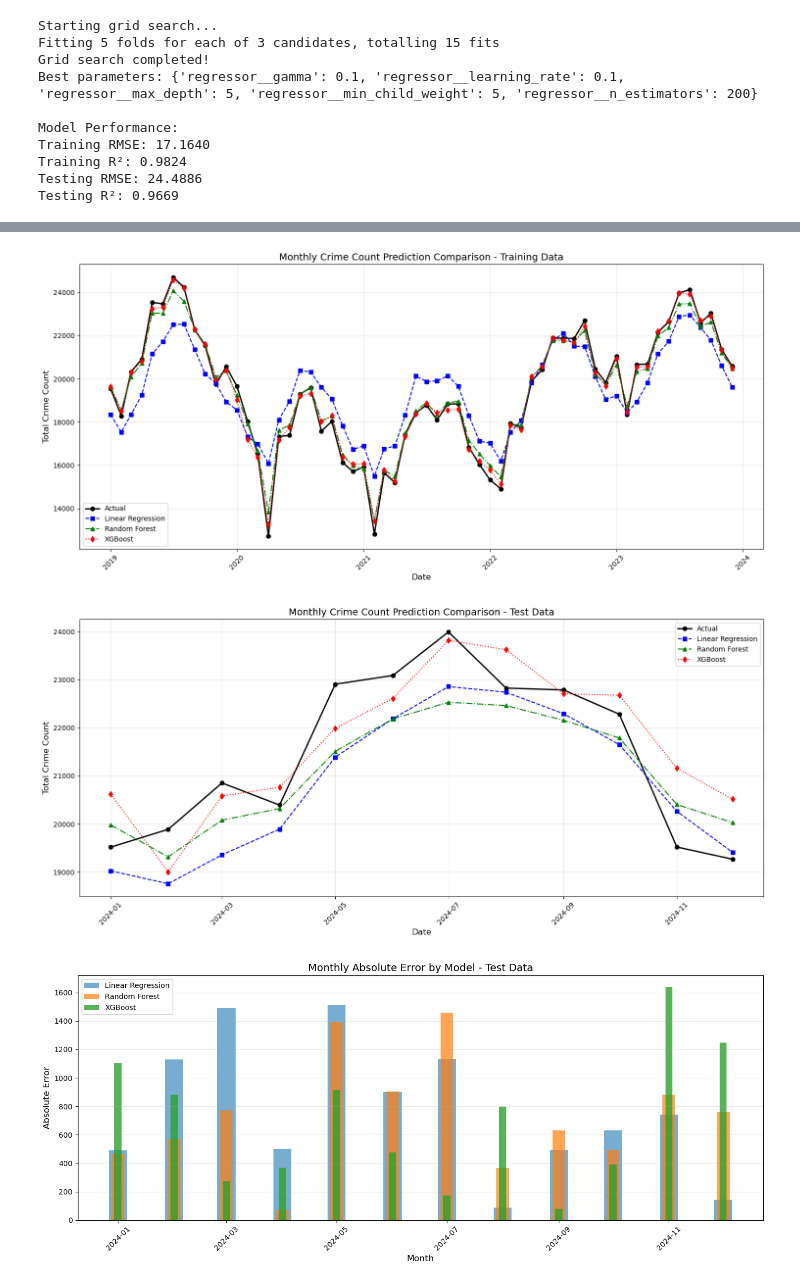
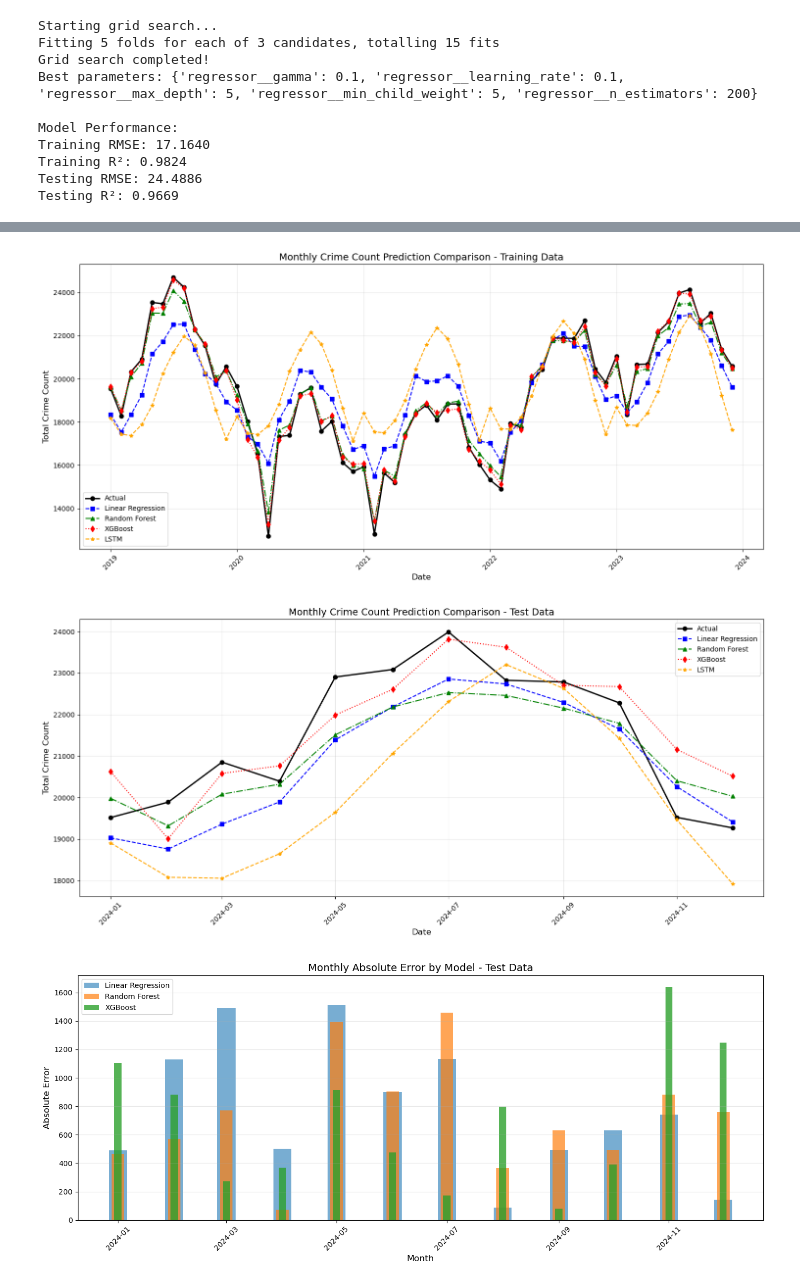
Before and after one commit to Lemonziz/IT5006Project, a Jupyter notebook: machine_learning_time_series.ipynb, the cells around one changed output, grey strips where cells are left out. Cells and saved outputs as stored; diff of their text form; code cells hidden in the pictures.

```diff
--- a/machine_learning_time_series.ipynb
+++ b/machine_learning_time_series.ipynb
@@ -338,5 +408,6 @@ KeyboardInterrupt:
 # %%
-lstm_predict = model.predict(X_test)
+lstm_train_pred = model.predict(X_train_seq)
+lstm_predict = model.predict(X_test_seq)
 lstm_rmse = root_mean_squared_error(y_test, lstm_predict)
 lstm_mae = mean_absolute_error(y_test, lstm_predict)
 lstm_r2 = r2_score(y_test, lstm_predict)
@@ -350,17 +429,22 @@ print(f"Mean Absolute Error Percentage: {lstm_mae_percentage:.2f}%")
 df_train["lr_pred"] = lr_train_pred
 df_train["rf_pred"] = rf_train_pred
 df_train["xg_pred"] = xg_train_pred
+df_train["lstm_pred"] = lstm_train_pred
 df_test["lr_pred"] = lr_pred
 df_test["rf_pred"] = rf_pred
 df_test["xg_pred"] = xg_pred
+df_test["lstm_pred"] = lstm_predict
+
 
 # Add residuals (actual - predicted)
 df_train["lr_res"] = df_train["crime_count"] - df_train["lr_pred"]
 df_train["rf_res"] = df_train["crime_count"] - df_train["rf_pred"]
 df_train["xg_res"] = df_train["crime_count"] - df_train["xg_pred"]
+df_train["lstm_res"] = df_train["crime_count"] - df_train["lstm_pred"]
 df_test["lr_res"] = df_test["crime_count"] - df_test["lr_pred"]
 df_test["rf_res"] = df_test["crime_count"] - df_test["rf_pred"]
 df_test["xg_res"] = df_test["crime_count"] - df_test["xg_pred"]
+df_test["lstm_res"] = df_test["crime_count"] - df_test["lstm_pred"]
 # %%
 import matplotlib.pyplot as plt
 import numpy as np
@@ -373,13 +457,29 @@ import seaborn as sns
 # Aggregate by month
 monthly_train = (
     df_train.groupby(["Year", "Month"])
-    .agg({"crime_count": "sum", "lr_pred": "sum", "rf_pred": "sum", "xg_pred": "sum"})
+    .agg(
+        {
+            "crime_count": "sum",
+            "lr_pred": "sum",
+            "rf_pred": "sum",
+            "xg_pred": "sum",
+            "lstm_pred": "sum",
+        }
+    )
     .reset_index()
 )
 
 monthly_test = (
     df_test.groupby(["Year", "Month"])
-    .agg({"crime_count": "sum", "lr_pred": "sum", "rf_pred": "sum", "xg_pred": "sum"})
+    .agg(
+        {
+            "crime_count": "sum",
+            "lr_pred": "sum",
+            "rf_pred": "sum",
+            "xg_pred": "sum",
+            "lstm_pred": "sum",
+        }
+    )
     .reset_index()
 )
 
@@ -408,6 +508,8 @@ print(
 )
 print("XGBoost MAE: ", mean_absolute_error(y_test, xg_pred))
 print("XGBoost MAE Accuracy: ", mean_absolute_error(y_test, xg_pred) / y_test.mean())
+print("LSTM MAE: ", mean_absolute_error(y_test, lstm_predict))
+print("LSTM MAE Accuracy: ", mean_absolute_error(y_test, lstm_predict) / y_test.mean())
 # Plot monthly comparison - Training data
 plt.figure(figsize=(15, 7))
 plt.plot(
@@ -441,6 +543,14 @@ plt.plot(
     linestyle=":",
     label="XGBoost",
     color="red",
+)
+plt.plot(
+    monthly_train["date"],
+    monthly_train["lstm_pred"],
+    marker="*",
+    linestyle="--",
+    label="LSTM",
+    color="orange",
 )
 plt.title("Monthly Crime Count Prediction Comparison - Training Data", fontsize=14)
 plt.xlabel("Date", fontsize=12)
@@ -486,6 +596,14 @@ plt.plot(
     label="XGBoost",
     color="red",
 )
+plt.plot(
+    monthly_test["date"],
+    monthly_test["lstm_pred"],
+    marker="*",
+    linestyle="--",
+    label="LSTM",
+    color="orange",
+)
 plt.title("Monthly Crime Count Prediction Comparison - Test Data", fontsize=14)
 plt.xlabel("Date", fontsize=12)
 plt.ylabel("Total Crime Count", fontsize=12)
@@ -506,5 +626,5 @@ XGBoost MAE Accuracy:  0.14963187351579635
-[figure, old version]
+[figure, new version]
-[figure, old version]
+[figure, new version]
 # %%
 # 2. MODEL PERFORMANCE BY MONTH
 # ============================
```
Also changed, not shown: parts of 6 cells of this notebook, 1 other file.
